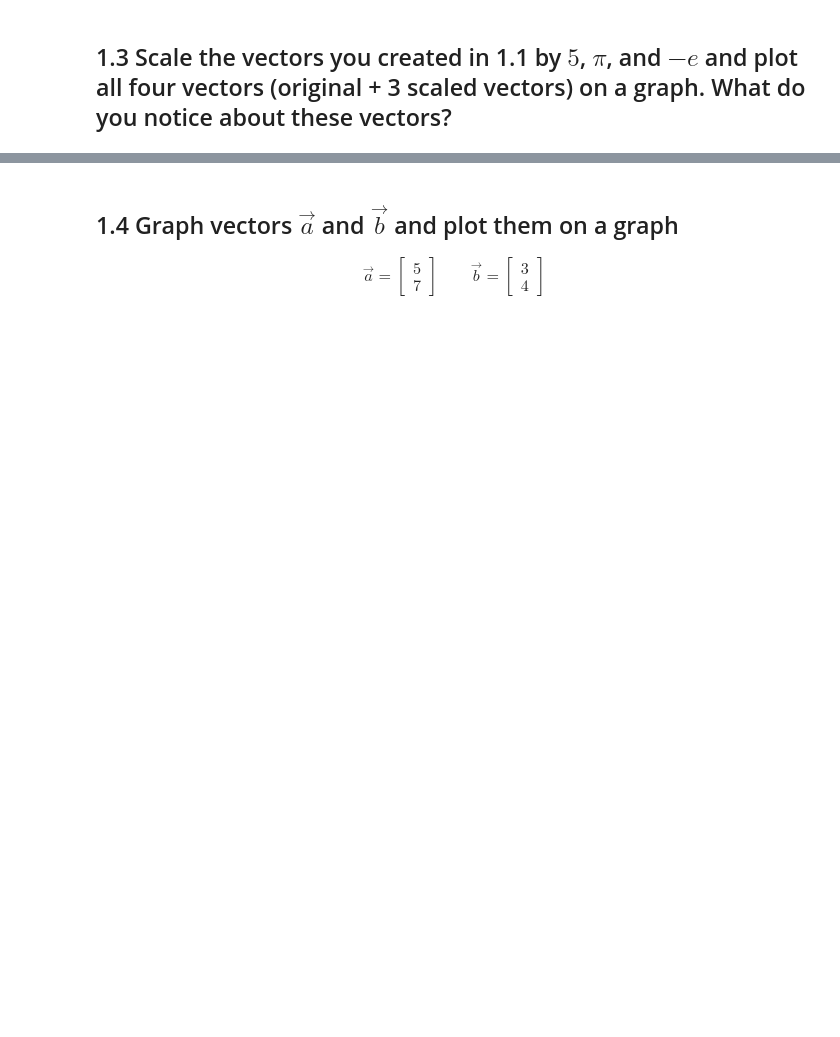
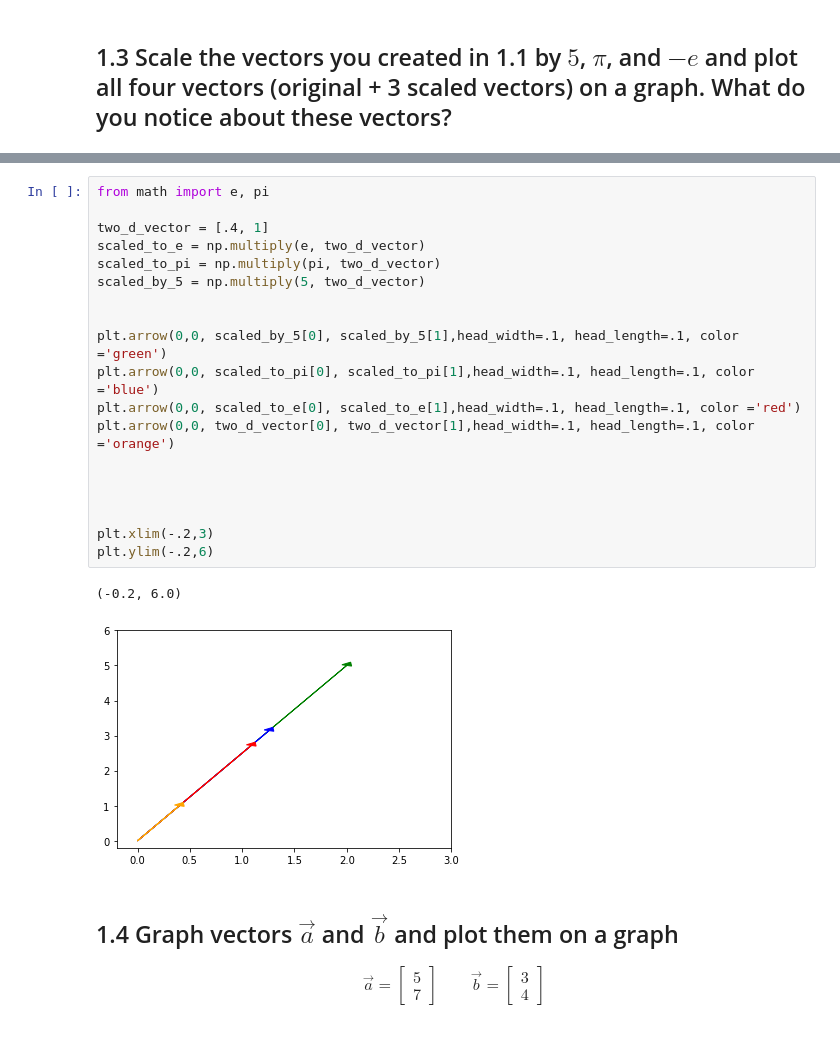
Before and after one commit to Shawn2776/Build_sample, a Jupyter notebook: module1-vectors-and-matrices/Shawn_Harrington_LS_DS20_131_Vectors_and_Matrices_Assignment.ipynb, the cells around one changed output, grey strips where cells are left out. Saved outputs shown, nothing was run; the diff lists cells and outputs as text; blank space fills up the shorter version.

```diff
--- a/module1-vectors-and-matrices/Shawn_Harrington_LS_DS20_131_Vectors_and_Matrices_Assignment.ipynb
+++ b/module1-vectors-and-matrices/Shawn_Harrington_LS_DS20_131_Vectors_and_Matrices_Assignment.ipynb
@@ -63,3 +45,25 @@ print(pi)
+# %%
+from math import e, pi
+
+two_d_vector = [.4, 1]
+scaled_to_e = np.multiply(e, two_d_vector)
+scaled_to_pi = np.multiply(pi, two_d_vector)
+scaled_by_5 = np.multiply(5, two_d_vector)
+
+
+plt.arrow(0,0, scaled_by_5[0], scaled_by_5[1],head_width=.1, head_length=.1, color ='green')
+plt.arrow(0,0, scaled_to_pi[0], scaled_to_pi[1],head_width=.1, head_length=.1, color ='blue')
+plt.arrow(0,0, scaled_to_e[0], scaled_to_e[1],head_width=.1, head_length=.1, color ='red')
+plt.arrow(0,0, two_d_vector[0], two_d_vector[1],head_width=.1, head_length=.1, color ='orange')
+
+
+
+
+plt.xlim(-.2,3)
+plt.ylim(-.2,6)
+# %% [output]
+(-0.2, 6.0)
+[figure, added]
 # %% [markdown]
 ## 1.4 Graph vectors $\vec{a}$ and $\vec{b}$ and plot them on a graph
 
```
Also changed, not shown: parts of 27 cells of this notebook.
